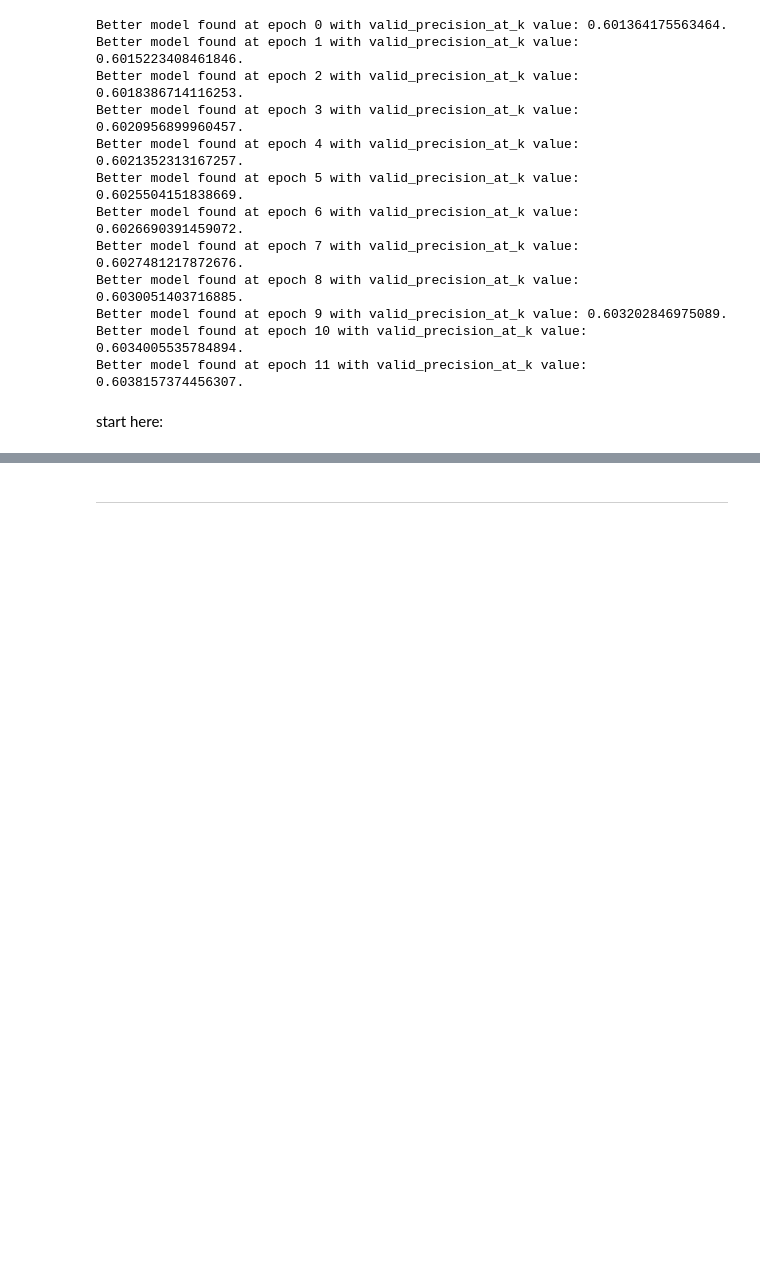
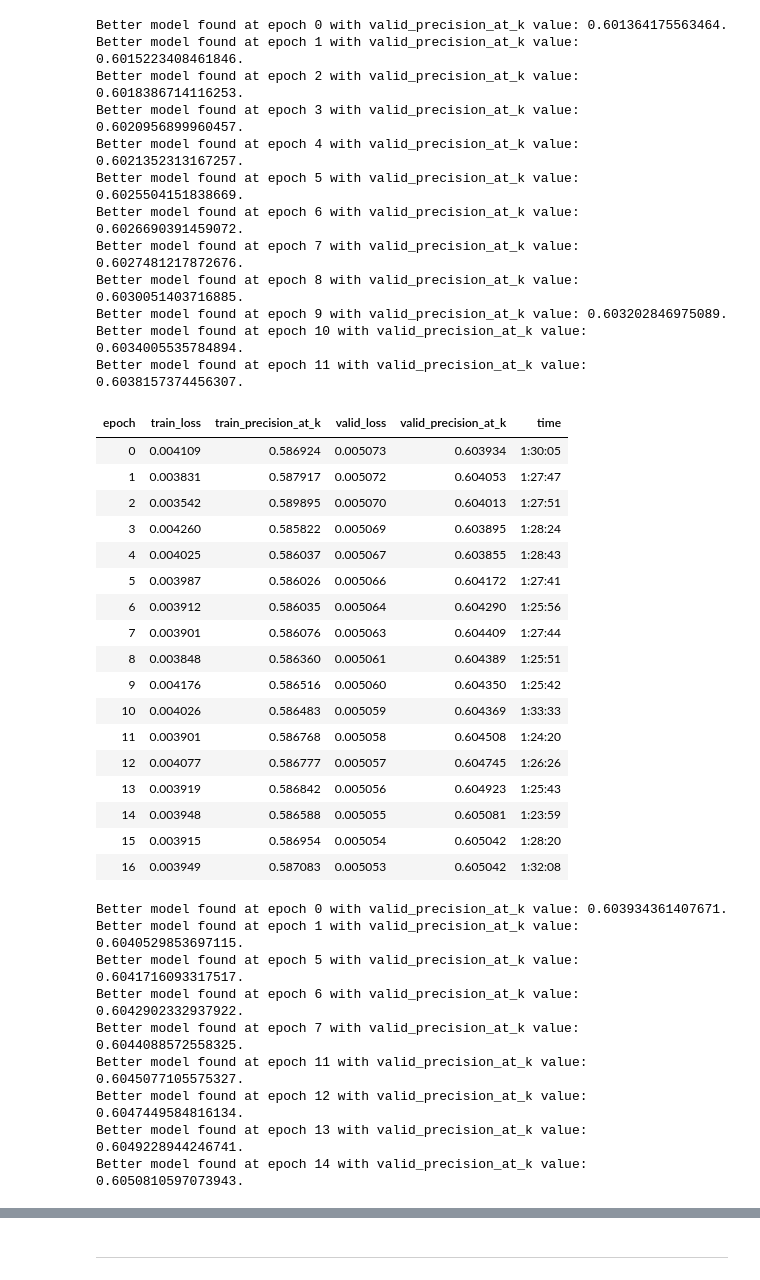
Before and after one commit to debjyotiSRoy/xcube, a Jupyter notebook: nbs/18_tutorial.train_mimic3.ipynb, the cells around one changed output, grey strips where cells are left out. Saved outputs shown, nothing was run; the diff lists cells and outputs as text; code cells hidden in the pictures; blank space fills up the shorter version.

```diff
--- a/nbs/18_tutorial.train_mimic3.ipynb
+++ b/nbs/18_tutorial.train_mimic3.ipynb
@@ -717,12 +724,12 @@ Todo(Deb): Implement TTA
 - make `max_len=None` during validation
 - magnify important tokens
 # %%
-learn = xmltext_classifier_learner(dls_clas, AWD_LSTM, drop_mult=0.1, max_len=72*40,
+learn = xmltext_classifier_learner(dls_clas, AWD_LSTM, drop_mult=0.1, max_len=None,#72*40,
                                    metrics=partial(precision_at_k, k=15), path=tmp, cbs=cbs,
                                    pretrained=False,
                                    splitter=None,
                                    running_decoder=True).to_fp16()
-learn_r = xmltext_classifier_learner(dls_clas_r, AWD_LSTM, drop_mult=0.1, max_len=72*40,
+learn_r = xmltext_classifier_learner(dls_clas_r, AWD_LSTM, drop_mult=0.1, max_len=None,#72*40,
                                      metrics=partial(precision_at_k, k=15), path=tmp, cbs=cbs_r,
                                      pretrained=False,
                                      splitter=None,
@@ -1157,5 +1164,33 @@ Better model found at epoch 8 with valid_precision_at_k value: 0.603005140371688
 Better model found at epoch 9 with valid_precision_at_k value: 0.603202846975089.
 Better model found at epoch 10 with valid_precision_at_k value: 0.6034005535784894.
 Better model found at epoch 11 with valid_precision_at_k value: 0.6038157374456307.
-# %% [markdown]
-start here:
+# %%
+learn.fit(17, lr=1e-6, wd=0.3)
+# %% [output]
+| epoch | train_loss | train_precision_at_k | valid_loss | valid_precision_at_k | time |
+| 0 | 0.004109 | 0.586924 | 0.005073 | 0.603934 | 1:30:05 |
+| 1 | 0.003831 | 0.587917 | 0.005072 | 0.604053 | 1:27:47 |
+| 2 | 0.003542 | 0.589895 | 0.005070 | 0.604013 | 1:27:51 |
+| 3 | 0.004260 | 0.585822 | 0.005069 | 0.603895 | 1:28:24 |
+| 4 | 0.004025 | 0.586037 | 0.005067 | 0.603855 | 1:28:43 |
+| 5 | 0.003987 | 0.586026 | 0.005066 | 0.604172 | 1:27:41 |
+| 6 | 0.003912 | 0.586035 | 0.005064 | 0.604290 | 1:25:56 |
+| 7 | 0.003901 | 0.586076 | 0.005063 | 0.604409 | 1:27:44 |
+| 8 | 0.003848 | 0.586360 | 0.005061 | 0.604389 | 1:25:51 |
+| 9 | 0.004176 | 0.586516 | 0.005060 | 0.604350 | 1:25:42 |
+| 10 | 0.004026 | 0.586483 | 0.005059 | 0.604369 | 1:33:33 |
+| 11 | 0.003901 | 0.586768 | 0.005058 | 0.604508 | 1:24:20 |
+| 12 | 0.004077 | 0.586777 | 0.005057 | 0.604745 | 1:26:26 |
+| 13 | 0.003919 | 0.586842 | 0.005056 | 0.604923 | 1:25:43 |
+| 14 | 0.003948 | 0.586588 | 0.005055 | 0.605081 | 1:23:59 |
+| 15 | 0.003915 | 0.586954 | 0.005054 | 0.605042 | 1:28:20 |
+| 16 | 0.003949 | 0.587083 | 0.005053 | 0.605042 | 1:32:08 |
+Better model found at epoch 0 with valid_precision_at_k value: 0.603934361407671.
+Better model found at epoch 1 with valid_precision_at_k value: 0.6040529853697115.
+Better model found at epoch 5 with valid_precision_at_k value: 0.6041716093317517.
+Better model found at epoch 6 with valid_precision_at_k value: 0.6042902332937922.
+Better model found at epoch 7 with valid_precision_at_k value: 0.6044088572558325.
+Better model found at epoch 11 with valid_precision_at_k value: 0.6045077105575327.
+Better model found at epoch 12 with valid_precision_at_k value: 0.6047449584816134.
+Better model found at epoch 13 with valid_precision_at_k value: 0.6049228944246741.
+Better model found at epoch 14 with valid_precision_at_k value: 0.6050810597073943.
```
Also changed, not shown: parts of 36 cells of this notebook, 3 other files.
